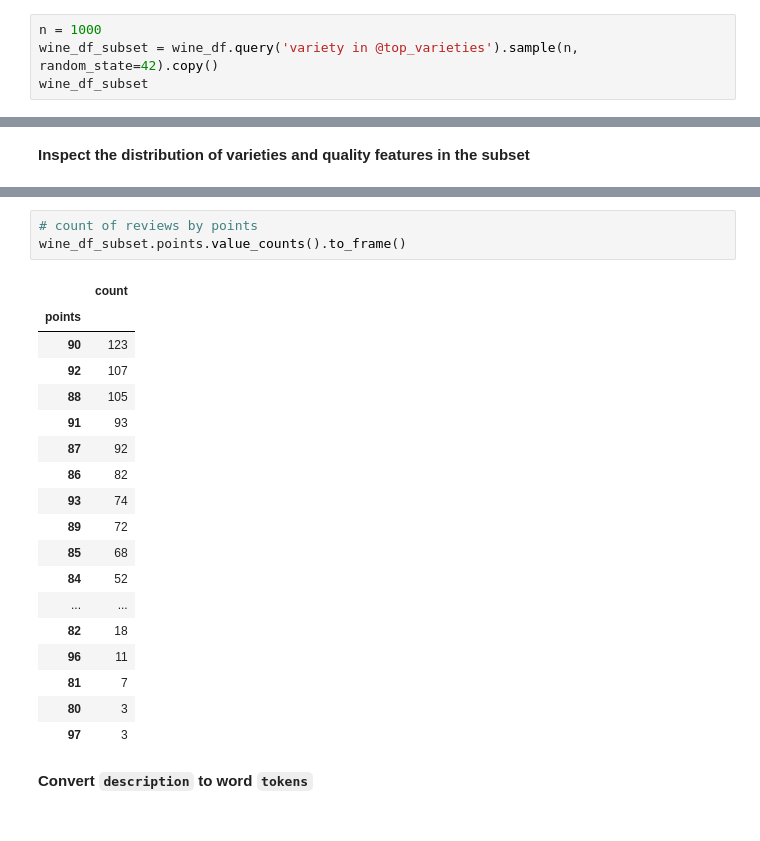
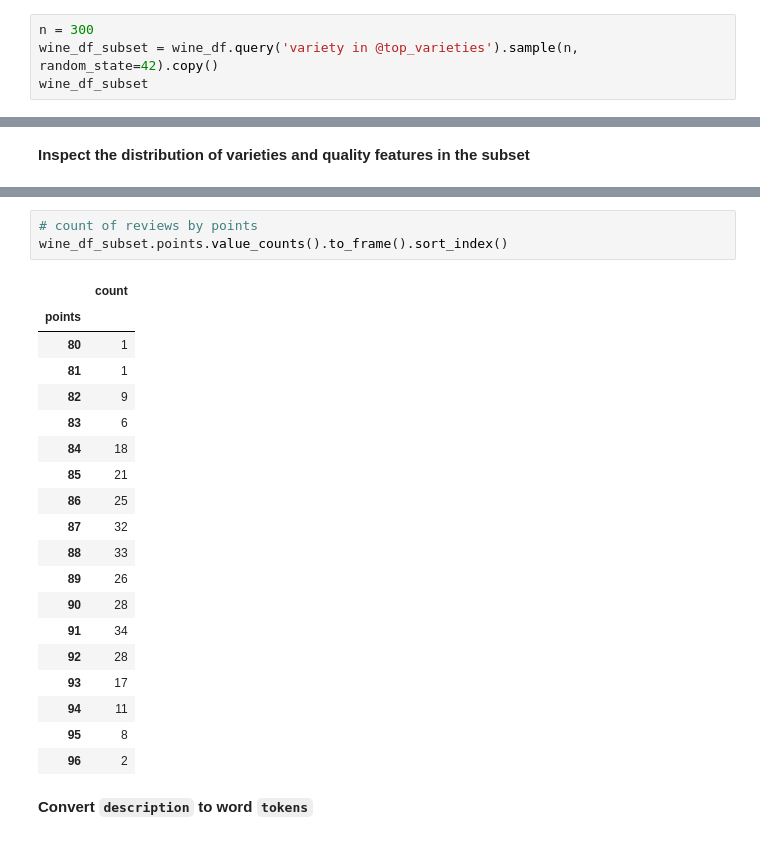
Before and after one commit to pasmith/oenologist, a Jupyter notebook: wine_review-preprocess.ipynb, the cells around one changed output, grey strips where cells are left out. Cells and saved outputs as stored; diff of their text form.

```diff
--- a/wine_review-preprocess.ipynb
+++ b/wine_review-preprocess.ipynb
@@ -388,7 +323,7 @@ top_varieties
 # %% [markdown]
 **Select a small subset of wines from the top 3 varieties**
 # %%
-n = 1000
+n = 300
 wine_df_subset = wine_df.query('variety in @top_varieties').sample(n, random_state=42).copy()
 wine_df_subset
 # %% [output]
@@ -427,25 +362,26 @@ wine_df_subset.quality.value_counts().to_frame()
 # %%
 # count of reviews by points
-wine_df_subset.points.value_counts().to_frame()
+wine_df_subset.points.value_counts().to_frame().sort_index()
 # %% [output]
 |  | count |
 | points |  |
-| 90 | 123 |
-| 92 | 107 |
-| 88 | 105 |
-| 91 | 93 |
-| 87 | 92 |
-| 86 | 82 |
-| 93 | 74 |
-| 89 | 72 |
-| 85 | 68 |
-| 84 | 52 |
-| ... | ... |
-| 82 | 18 |
-| 96 | 11 |
-| 81 | 7 |
-| 80 | 3 |
-| 97 | 3 |
+| 80 | 1 |
+| 81 | 1 |
+| 82 | 9 |
+| 83 | 6 |
+| 84 | 18 |
+| 85 | 21 |
+| 86 | 25 |
+| 87 | 32 |
+| 88 | 33 |
+| 89 | 26 |
+| 90 | 28 |
+| 91 | 34 |
+| 92 | 28 |
+| 93 | 17 |
+| 94 | 11 |
+| 95 | 8 |
+| 96 | 2 |
 # %% [markdown]
 **Convert `description` to word `tokens`**
 # %%
```
Also changed, not shown: parts of 14 cells of this notebook, 16 other files.
